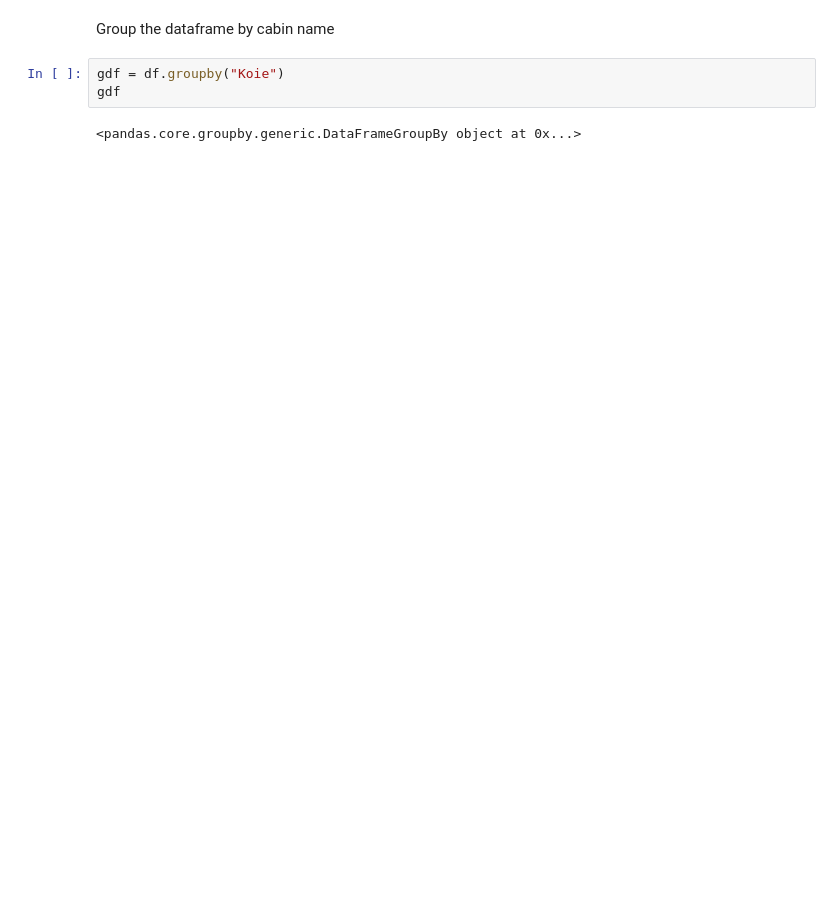
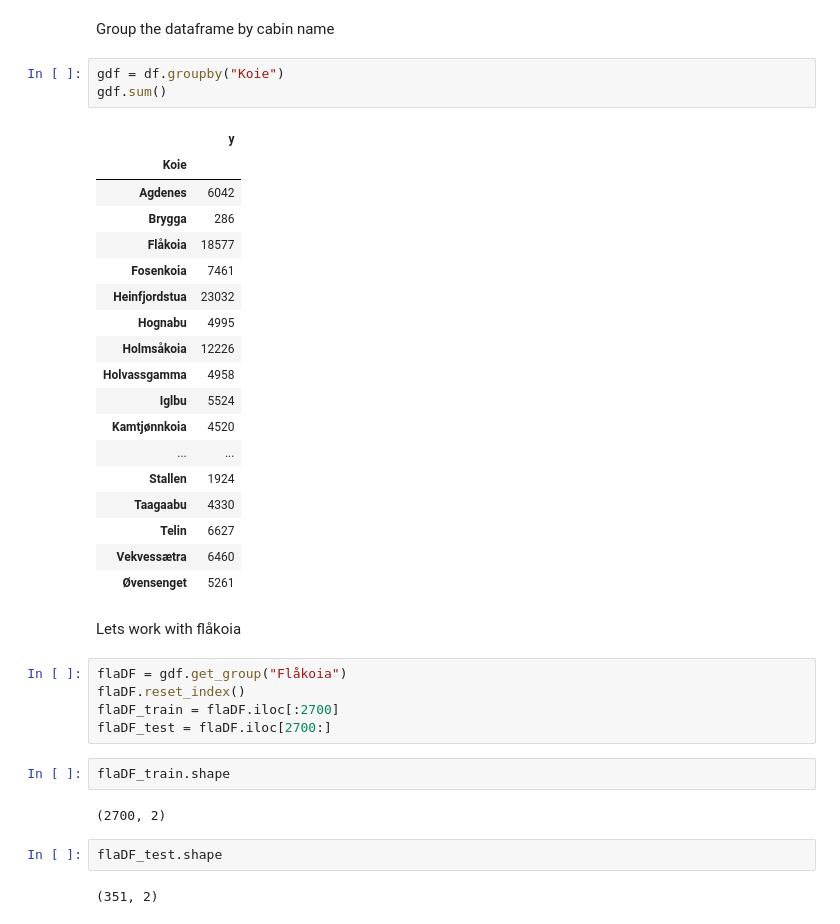
Before and after one commit to NTNUIKoiene/koieprofet, a Jupyter notebook: Notebook.ipynb, the cells around one changed output. Drawn from its saved outputs; the diff is of its cells as text; blank space fills up the shorter version.

```diff
--- a/Notebook.ipynb
+++ b/Notebook.ipynb
@@ -28,6 +29,38 @@ df.head()
 Group the dataframe by cabin name
 # %%
 gdf = df.groupby("Koie")
-gdf
+gdf.sum()
 # %% [output]
-<pandas.core.groupby.generic.DataFrameGroupBy object at 0x...>
+|  | y |
+| Koie |  |
+| Agdenes | 6042 |
+| Brygga | 286 |
+| Flåkoia | 18577 |
+| Fosenkoia | 7461 |
+| Heinfjordstua | 23032 |
+| Hognabu | 4995 |
+| Holmsåkoia | 12226 |
+| Holvassgamma | 4958 |
+| Iglbu | 5524 |
+| Kamtjønnkoia | 4520 |
+| ... | ... |
+| Stallen | 1924 |
+| Taagaabu | 4330 |
+| Telin | 6627 |
+| Vekvessætra | 6460 |
+| Øvensenget | 5261 |
+# %% [markdown]
+Lets work with flåkoia
+# %%
+flaDF = gdf.get_group("Flåkoia")
+flaDF.reset_index()
+flaDF_train = flaDF.iloc[:2700]
+flaDF_test = flaDF.iloc[2700:]
+# %%
+flaDF_train.shape
+# %% [output]
+(2700, 2)
+# %%
+flaDF_test.shape
+# %% [output]
+(351, 2)
```
Also changed, not shown: parts of 8 cells of this notebook.
